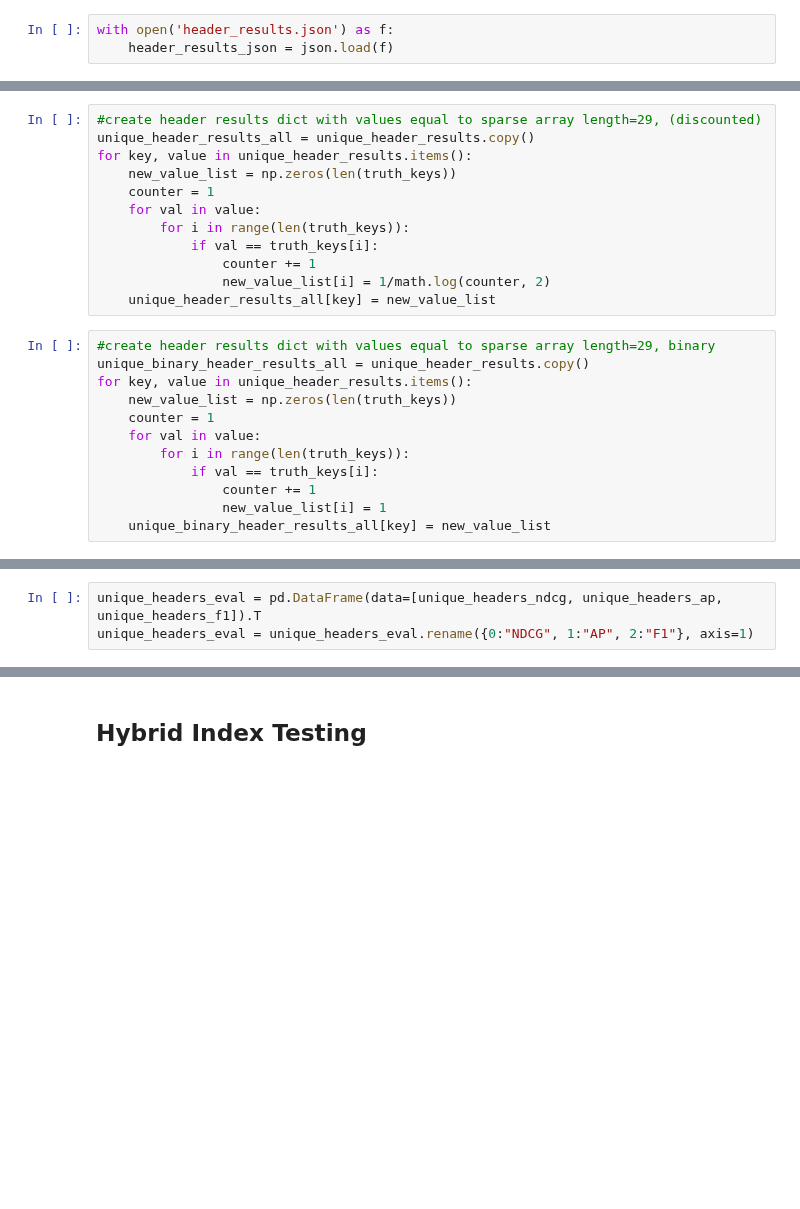
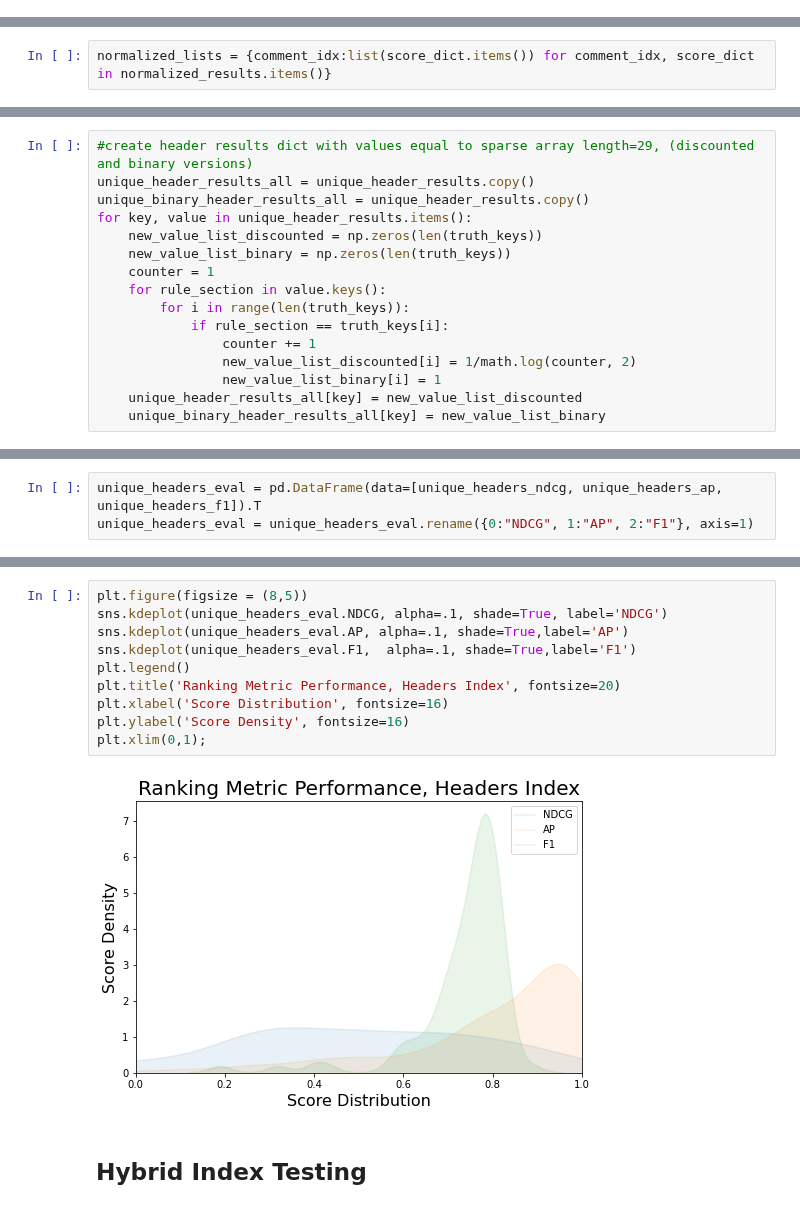
Before and after one commit to milanderson/LMI-Capstone-2020, a Jupyter notebook: comment_metadata.ipynb, the cells around one changed output, grey strips where cells are left out. Cells and saved outputs as stored; diff of their text form; blank space fills up the shorter version.

Commit message:
queried/scored headers with chunked comments

```diff
--- a/comment_metadata.ipynb
+++ b/comment_metadata.ipynb
@@ -93,3 +85,0 @@ truth_keys = [key1.lower() for key1 in truth_keys]
-# %%
-with open('header_results.json') as f:
-    header_results_json = json.load(f)
@@ -240,0 +133,2 @@ unique_header_results['0013_0']
+# %%
+normalized_lists = {comment_idx:list(score_dict.items()) for comment_idx, score_dict in normalized_results.items()}
@@ -251,29 +168,21 @@ for key, value in unique_truth_dict.items():
                 new_value_list[i] = 1
     unique_truth_dict_all[key] = new_value_list
 # %%
-#create header results dict with values equal to sparse array length=29, (discounted)
+#create header results dict with values equal to sparse array length=29, (discounted and binary versions)
 unique_header_results_all = unique_header_results.copy()
+unique_binary_header_results_all = unique_header_results.copy()
 for key, value in unique_header_results.items():
-    new_value_list = np.zeros(len(truth_keys))
+    new_value_list_discounted = np.zeros(len(truth_keys))
+    new_value_list_binary = np.zeros(len(truth_keys))
     counter = 1
-    for val in value:
+    for rule_section in value.keys():
         for i in range(len(truth_keys)):
-            if val == truth_keys[i]:
+            if rule_section == truth_keys[i]:
                 counter += 1
-                new_value_list[i] = 1/math.log(counter, 2)
-    unique_header_results_all[key] = new_value_list
+                new_value_list_discounted[i] = 1/math.log(counter, 2)
+                new_value_list_binary[i] = 1
+    unique_header_results_all[key] = new_value_list_discounted
+    unique_binary_header_results_all[key] = new_value_list_binary
-# %%
-#create header results dict with values equal to sparse array length=29, binary
-unique_binary_header_results_all = unique_header_results.copy()
-for key, value in unique_header_results.items():
-    new_value_list = np.zeros(len(truth_keys))
-    counter = 1
-    for val in value:
-        for i in range(len(truth_keys)):
-            if val == truth_keys[i]:
-                counter += 1
-                new_value_list[i] = 1
-    unique_binary_header_results_all[key] = new_value_list
 # %%
 unique_headers_ndcg = {}
 unique_headers_ap = {}
@@ -302,3 +210,15 @@ unique_headers_eval.query('NDCG > 0.5 & F1 > .8')
+# %%
+plt.figure(figsize = (8,5))
+sns.kdeplot(unique_headers_eval.NDCG, alpha=.1, shade=True, label='NDCG')
+sns.kdeplot(unique_headers_eval.AP, alpha=.1, shade=True,label='AP')
+sns.kdeplot(unique_headers_eval.F1,  alpha=.1, shade=True,label='F1')
+plt.legend()
+plt.title('Ranking Metric Performance, Headers Index', fontsize=20)
+plt.xlabel('Score Distribution', fontsize=16)
+plt.ylabel('Score Density', fontsize=16)
+plt.xlim(0,1);
+# %% [output]
+[figure, added]
 # %% [markdown]
 ## Hybrid Index Testing
 # %%
```
Also changed, not shown: parts of 41 cells of this notebook, 3 other files.
